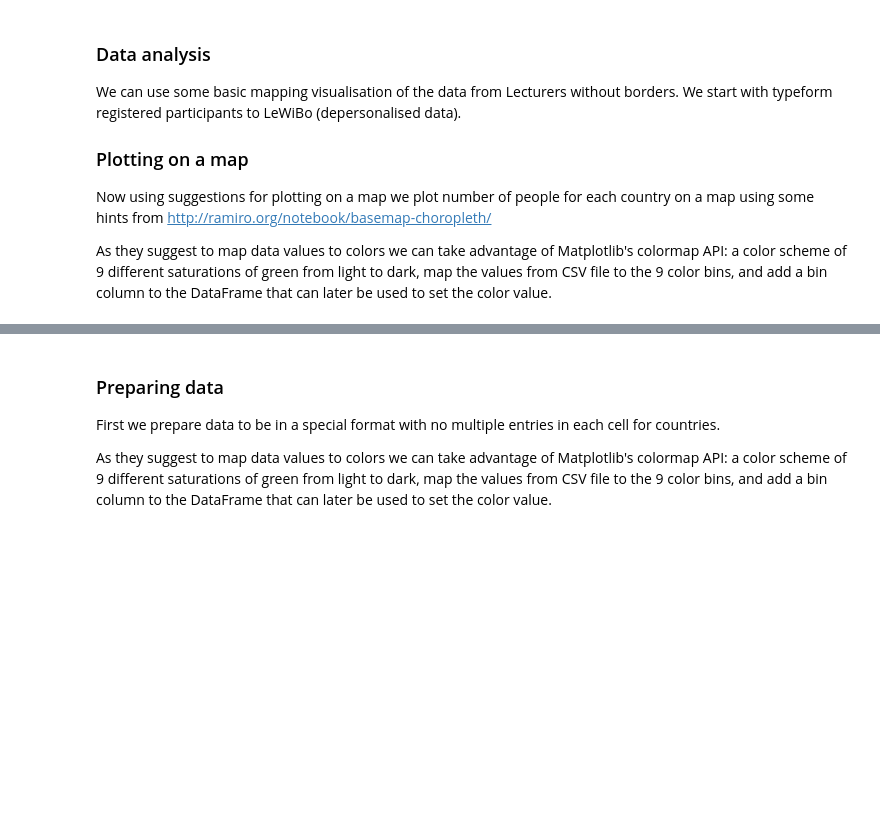
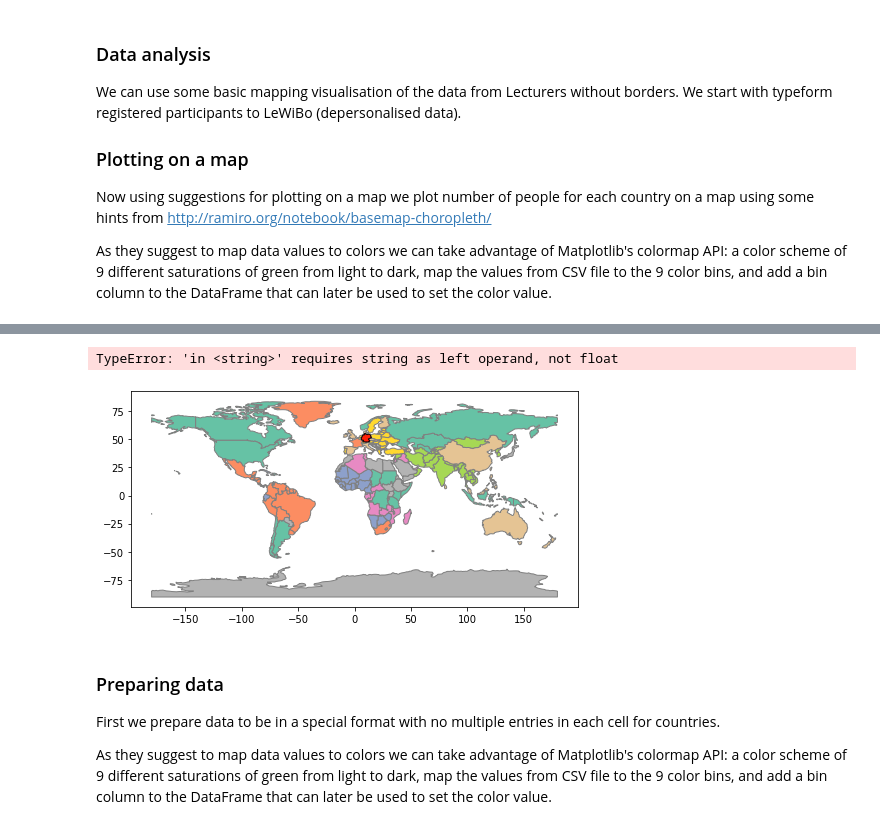
Before and after one commit to Liyubov/data_analysis_for_social_good, a Jupyter notebook: LeWiBo_on_map.ipynb, the cells around one changed output, grey strips where cells are left out. Saved outputs shown, nothing was run; the diff lists cells and outputs as text; code cells hidden in the pictures; blank space fills up the shorter version.

```diff
--- a/LeWiBo_on_map.ipynb
+++ b/LeWiBo_on_map.ipynb
@@ -97,7 +134,18 @@ import geopandas as gpd
 import pandas as pd
 import csv
 import matplotlib.pyplot as plt
+import numpy as np
 
+
+
+############Functions to plot###############
+def plotCountryPatch( axes, country_name, fcolor ):
+    # plot a country on the provided axes
+    nami = world[world.name == country_name]
+    namigm = nami.__geo_interface__['features']  # geopandas's geo_interface
+    namig0 = {'type': namigm[0]['geometry']['type'], \
+              'coordinates': namigm[0]['geometry']['coordinates']}
+    axes.add_patch(PolygonPatch( namig0, fc=fcolor, ec="black", alpha=0.85, zorder=2 ))
 
 ###########OPEN data FILE###################
 
@@ -106,31 +154,47 @@ print('reading scientists database from LeWiBo depersonalised forms')
 
 
 My_file_path_name = 'C:/Users/lyubo/Documents/DATA_networks/lecturers_without_borders/lecturers_base_depersonalised_july2019.csv'
+print('opening csv file to pandas')
+df_scientists=  pd.read_csv(My_file_path_name, header=None, dtype=str)
+df_scientists.head()
+df_scientists.columns
 
+countries = df_scientists.iloc[:,5].values
+print(type(countries))
 
-with open(My_file_path_name) as csv_file:
-    csv_reader = csv.reader(csv_file, delimiter=';')
-    line_count = 0
-    for row in csv_reader:
-        #G.add_node(row[0])#add edge to the graph #print(f'\t{row[0]} works in the {row[1]} department, and was born in {row[2]}.')
-        line_count += 1
-        # count in which country the lecture was made
-    print(f'Processed {line_count} lines.')
-
-
-#Table = gpd.read_file(My_file_path_name)
-
-print('turning csv file to pandas')
-df_scientists=  pd.read_csv(My_file_path_name, header=None, dtype=str)
+for index in range(0, np.size(countries)): #df_scientists.iterrows():
+    print(countries[index])# (row["source_iso3"], row["estimated_trips"])
+#    print(type(countries[index]))
 
 # reading columns of file
 #df_scientists.columns = ["Date of lecture", "Place of lecture", "Address of school", "Topic of the lecture", "People giving lecture", "ReceivingCountry", "MobilityType", "SpecialNeeds", "SubjectAreaCode", "SubjectAreaName", "CombinedMobilityYesNo", "StartDate", "EndDate", "DurationInMonths", "DurationInDays","SubsistenseTravel", "LevelOfStudy","ParticipantID","ParticipantGender","ParticipantType","Language", "SendingPartnerErasmusID","SendingPArtnerName", "HostingPartnerErasmusID", "HostingPartnerName","HostingPartnerCountry","HostingPartnerCity"]
-# Read in the airlines data.airlines = pandas.read_csv("airlines.csv", header=None, dtype=str)
+#df_scientists = df_scientists.rename(columns={'5': 'Countries'})
 
 
+#############Plot on map#######################
+world = gpd.read_file(gpd.datasets.get_path('naturalearth_lowres'))
 
-#df_scientists.head()
-#df_scientists.columns
-#df_scientists = df_scientists.rename(columns={'5': 'Countries'})
+# plot the whole world
+ax2 = world.plot( figsize=(8,4), edgecolor=u'gray', cmap='Set2' )
+
+with open('C:/Users/lyubo/Documents/DATA_networks/countries.txt', 'r') as f2:
+    datacountries = f2.read()
+    #print(data)
+
+for index in range(1, np.size(countries)): #df_scientists.iterrows():
+    print(countries[index])# (row["source_iso3"], row["estimated_trips"])
+    if countries[index] in datacountries:
+        plotCountryPatch(ax2, countries[index], 'red')
+
+
+# the place to plot additional vector data (points, lines)
+
+plt.ylabel('Latitude')
+plt.xlabel('Longitude')
+
+#ax2.axis('scaled')
+plt.show()
+
+#TODO:remove some problems with NAN
 # %% [output]
 reading scientists database from LeWiBo depersonalised forms
@@ -139,3 +217,5 @@ turning csv file to pandas
+TypeError: 'in <string>' requires string as left operand, not float
+[figure, added]
 # %% [markdown]
 ### Preparing data
 
```
Also changed, not shown: parts of 8 cells of this notebook.
